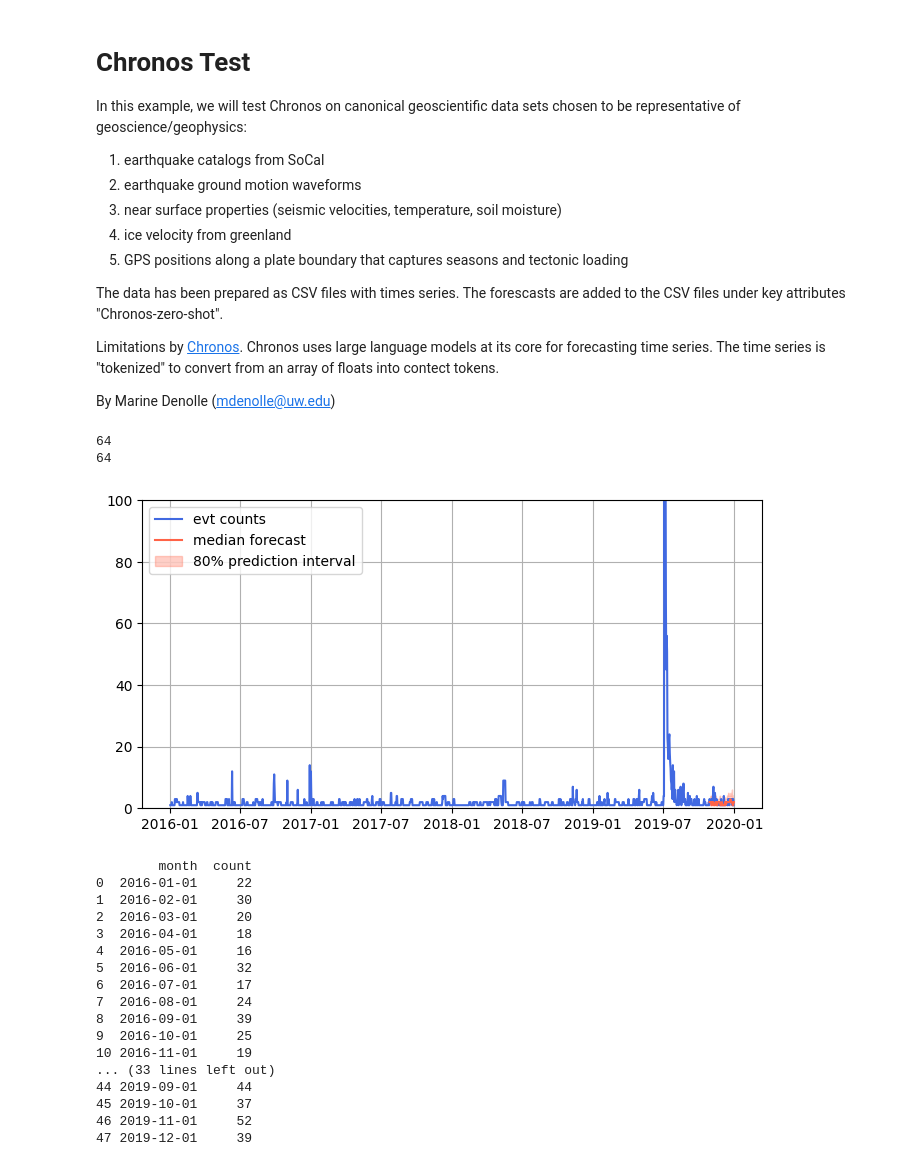
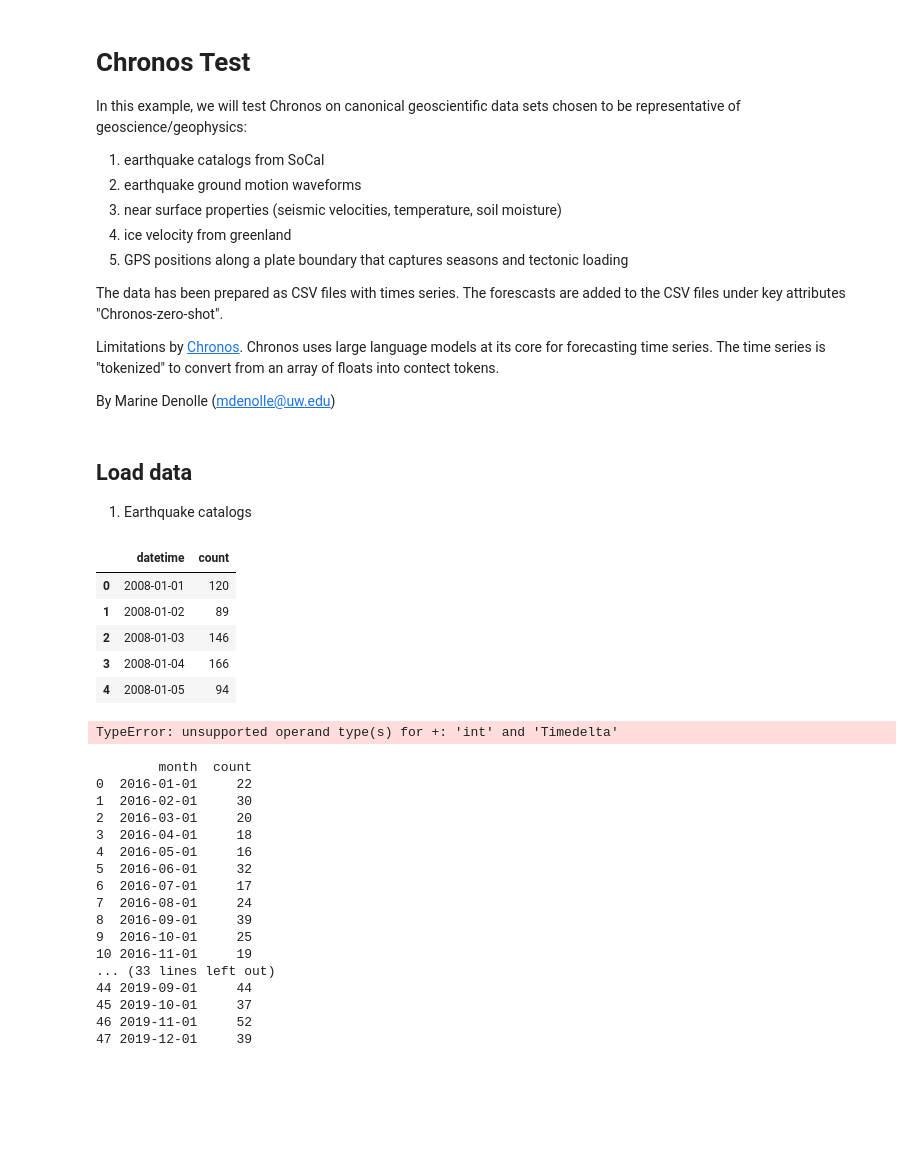
Before and after one commit to mdenolle/GeoCAST, a Jupyter notebook: test_zero-shot/chronos_test.ipynb, the cells around one changed output. Drawn from its saved outputs; the diff is of its cells as text; code cells hidden in the pictures; blank space fills up the shorter version.

```diff
--- a/test_zero-shot/chronos_test.ipynb
+++ b/test_zero-shot/chronos_test.ipynb
@@ -23,0 +31,15 @@ prediction_length = 64
+# %% [markdown]
+## Load data
+
+1. Earthquake catalogs
+# %%
+# first we load data/data_qtm_catalog.csv
+df = pd.read_csv("../data/data_qtm_catalog.csv")
+df.head()
+# %% [output]
+|  | datetime | count |
+| 0 | 2008-01-01 | 120 |
+| 1 | 2008-01-02 | 89 |
+| 2 | 2008-01-03 | 146 |
+| 3 | 2008-01-04 | 166 |
+| 4 | 2008-01-05 | 94 |
@@ -42,13 +59,13 @@ forecast = pipeline.predict(
 import matplotlib.pyplot as plt  # requires: pip install matplotlib
 import numpy as np
 
-forecast_index = range(len(event_counts_df), len(event_counts_df) + prediction_length)
+forecast_index = range(len(df), len(df) + prediction_length)
 low, median, high = np.quantile(forecast[0].numpy(), [0.1, 0.5, 0.9], axis=0)
 
 
 # Assuming event_counts_df is your DataFrame with a datetime index
 # Get the last date from the event_counts_df index
-last_date = event_counts_df.index[-prediction_length]
+last_date = df.index[-prediction_length]
 
 
 # Create a new date range for the forecast
@@ -56,7 +73,7 @@ forecast_dates = pd.date_range(start=last_date + pd.Timedelta(days=1), periods=p
 print(len(forecast_dates))
 print(len(median))
 plt.figure(figsize=(8, 4))
-plt.plot(event_counts_df["target"], color="royalblue", label="evt counts")
+plt.plot(df["target"], color="royalblue", label="evt counts")
 plt.plot(forecast_dates, median, color="tomato", label="median forecast")
 plt.fill_between(forecast_dates, low, high, color="tomato", alpha=0.3, label="80% prediction interval")
 plt.legend()
@@ -64,9 +81,7 @@ plt.grid()
 plt.ylim([0,100])
 plt.show()
 # %% [output]
-64
-64
+TypeError: unsupported operand type(s) for +: 'int' and 'Timedelta'
-[figure, removed]
 # %%
 import pandas as pd
 
```
Also changed, not shown: parts of 4 cells of this notebook.
